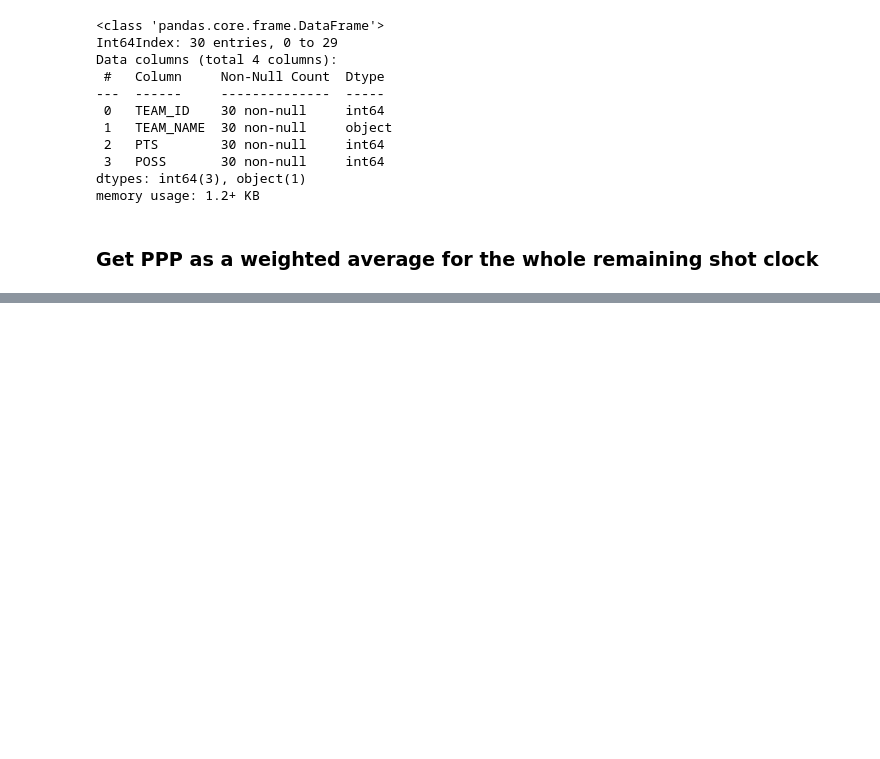
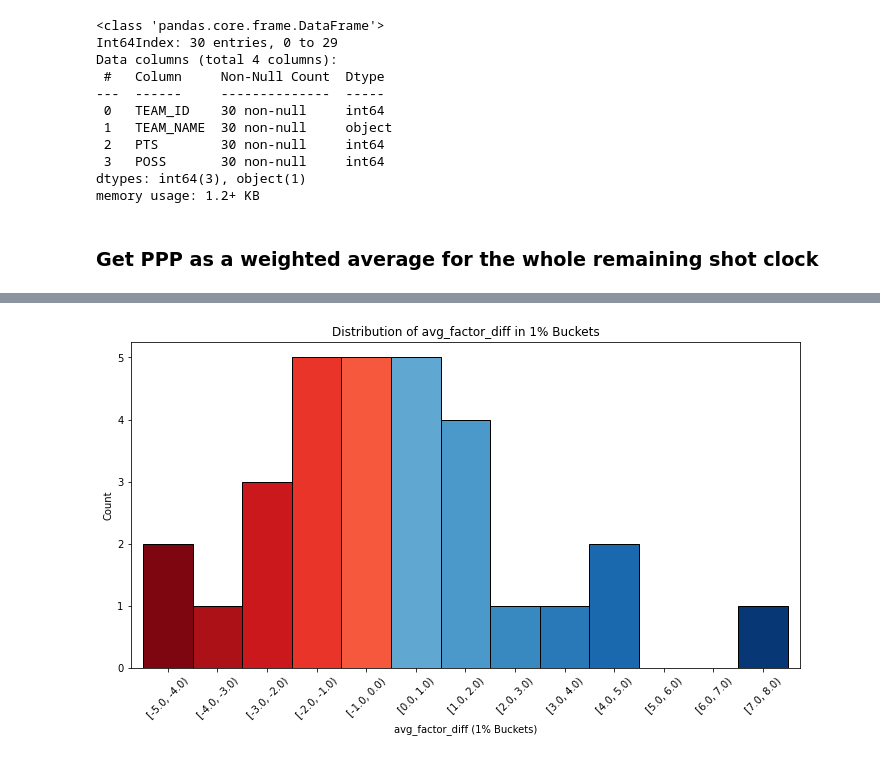
Before and after one commit to beckettsanderson/Turnover-Impact, a Jupyter notebook: Shot Clock PPP.ipynb, the cells around one changed output, grey strips where cells are left out. Saved outputs shown, nothing was run; the diff lists cells and outputs as text; code cells hidden in the pictures; blank space fills up the shorter version.

```diff
--- a/Shot Clock PPP.ipynb
+++ b/Shot Clock PPP.ipynb
@@ -173,0 +178,4 @@ for timeframe in final_shot_clock_dfs:
+# %%
+# Pull the overall aggregated data based on the shot clock
+full_sc = final_shot_clock_dfs['24-22']
+full_sc
@@ -173,0 +227,5 @@ for timeframe in final_shot_clock_dfs:
+# %%
+# Merge the dataframes and calculate the factor needed for each team to reach their overall offensive rating from the shot clock aggregation
+scaling_df = full_sc.merge(orating_df, on=['TEAM_ID', 'TEAM_NAME'], how='inner')
+scaling_df['factor'] = scaling_df['orating_PPP'] / scaling_df['PPP']
+scaling_df
@@ -173,0 +250,4 @@ for timeframe in final_shot_clock_dfs:
+# %%
+# Calculate the average factor for all teams
+factor_avg = scaling_df['factor'].mean()
+print(f'Factor average from shot clock PPP to overall PPP is {factor_avg}')
@@ -173,0 +256,4 @@ for timeframe in final_shot_clock_dfs:
+# %%
+# Create a visual evaluation of the difference in factor from the average for each team
+scaling_df['avg_factor_diff'] = (scaling_df['factor'] - factor_avg) * 100
+scaling_df
@@ -173,0 +278,50 @@ for timeframe in final_shot_clock_dfs:
+# %%
+import seaborn as sns
+from matplotlib.colors import TwoSlopeNorm
+
+def plot_percentage_buckets(df, column):
+    """
+    Plots a bar chart for a given column with 1% buckets and color scaling.
+
+    - Lower negative values → Darker Red
+    - Higher positive values → Darker Blue
+    - Near zero → Lighter shades
+    """
+    # Define bin edges from the min to max, rounding to the nearest whole number
+    min_val = np.floor(df[column].min())  # Round down to nearest whole number
+    max_val = np.ceil(df[column].max())   # Round up to nearest whole number
+
+    # Create bins in 1% increments
+    bins = np.arange(min_val, max_val + 1, 1)
+
+    # Cut data into percentage buckets
+    df['Buckets'] = pd.cut(df[column], bins=bins, right=False, precision=1)
+
+    # Count occurrences in each bucket
+    bucket_counts = df['Buckets'].value_counts().sort_index()
+
+    # Normalize the bin values for color mapping
+    norm = TwoSlopeNorm(vmin=min_val, vcenter=0, vmax=max_val)
+
+    # Generate colors (reds for negatives, blues for positives)
+    colors = [sns.color_palette("Reds_r", as_cmap=True)(norm(val)) if val < 0
+              else sns.color_palette("Blues", as_cmap=True)(norm(val))
+              for val in bucket_counts.index.categories.mid]
+
+    # Plot
+    plt.figure(figsize=(12, 6))
+    bucket_counts.plot(kind='bar', color=colors, width=1, edgecolor='black')
+
+    # Labels & title
+    plt.xlabel(f"{column} (1% Buckets)")
+    plt.ylabel("Count")
+    plt.title(f"Distribution of {column} in 1% Buckets")
+    plt.xticks(rotation=45)
+
+    # Show plot
+    plt.show()
+
+# Plot the factor differences
+plot_percentage_buckets(scaling_df, 'avg_factor_diff')
+# %% [output]
+[figure, added]
```
Also changed, not shown: parts of 13 cells of this notebook.
